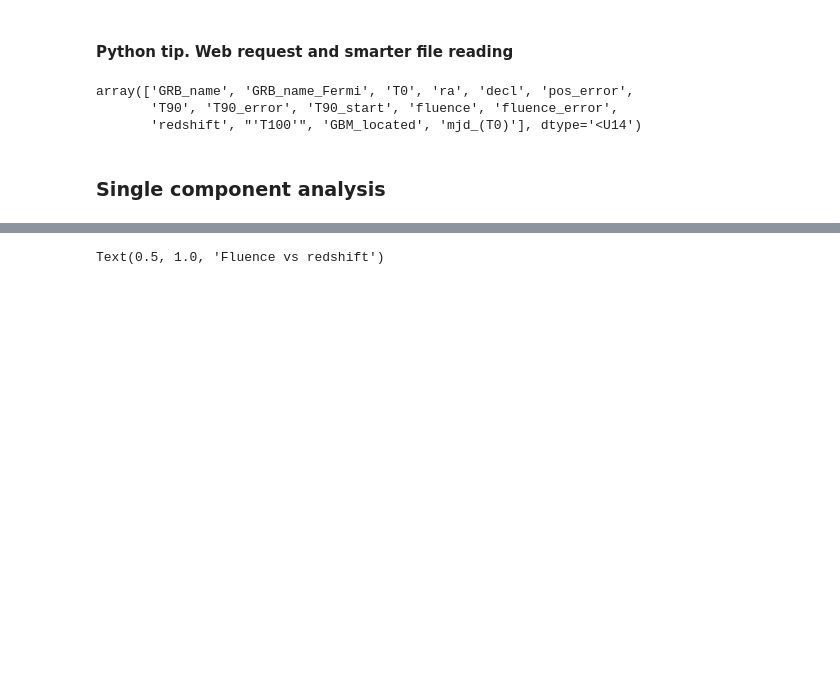
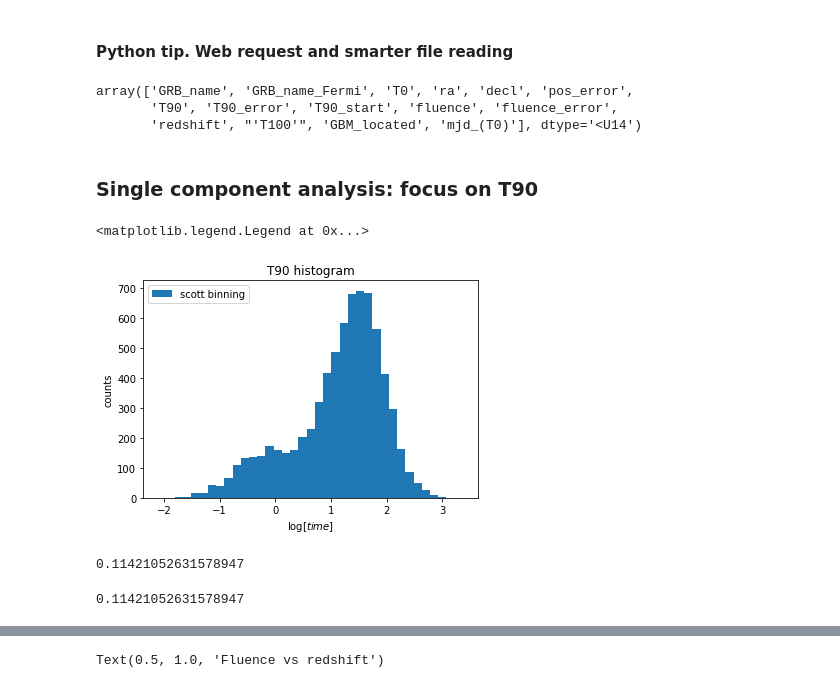
Before and after one commit to ludovicobizzarri/astrostatistics_bicocca_2024, a Jupyter notebook: working/Lesson 14/Gamma Ray Burst.ipynb, the cells around one changed output, grey strips where cells are left out. Cells and saved outputs as stored; diff of their text form; code cells hidden in the pictures; blank space fills up the shorter version.

Commit message:
Single-variable clustering

```diff
--- a/working/Lesson 14/Gamma Ray Burst.ipynb
+++ b/working/Lesson 14/Gamma Ray Burst.ipynb
@@ -105,2 +115,27 @@ z_log = np.log10(z[mask_real_data])
 # %% [markdown]
-### Single component analysis
+### Single component analysis: focus on T90
+# %%
+binning = 'scott'
+_ = fancyhist(T90_use,bins=binning,label=binning+' binning')
+plt.title('T90 histogram')
+plt.xlabel(r'$\log{[time]}$')
+plt.ylabel('counts')
+plt.legend()
+# %% [output]
+<matplotlib.legend.Legend at 0x...>
+[figure, added]
+# %%
+# density estimation cross validation to determine the best bandwith
+
+bw_range = np.linspace(0.01,1,20)
+K = 5 # 5 cross validation
+
+X = T90_use[:,np.newaxis]
+
+grid = GridSearchCV(KernelDensity(), {'bandwidth': bw_range}, cv= K)
+grid.fit(X) #Fit the histogram data that we started the lecture with.
+h_opt = grid.best_params_['bandwidth']
+print(h_opt)
+# %% [output]
+0.11421052631578947
+0.11421052631578947
```
Also changed, not shown: parts of 16 cells of this notebook.
